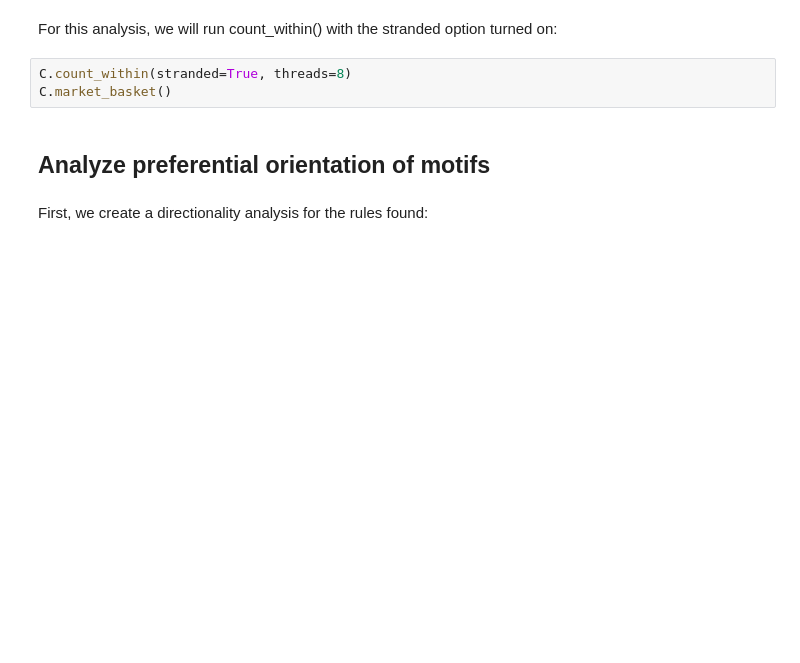
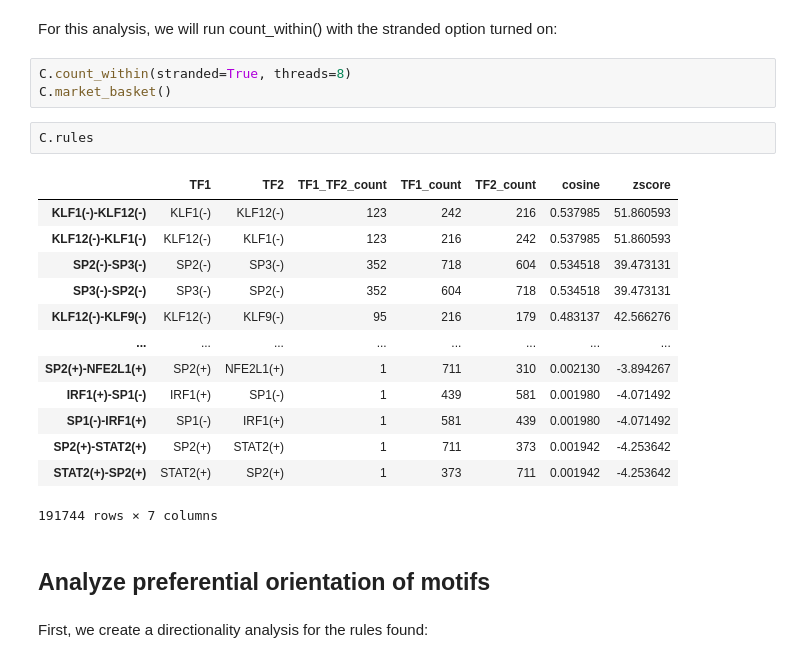
Before and after one commit to loosolab/TF-COMB, a Jupyter notebook: examples/Orientation_analysis.ipynb, the cells around one changed output. Saved outputs shown, nothing was run; the diff lists cells and outputs as text; blank space fills up the shorter version.

```diff
--- a/examples/Orientation_analysis.ipynb
+++ b/examples/Orientation_analysis.ipynb
@@ -17,6 +17,22 @@ For this analysis, we will run count_within() with the stranded option turned on
 # %%
 C.count_within(stranded=True, threads=8)
 C.market_basket()
+# %%
+C.rules
+# %% [output]
+|  | TF1 | TF2 | TF1_TF2_count | TF1_count | TF2_count | cosine | zscore |
+| KLF1(-)-KLF12(-) | KLF1(-) | KLF12(-) | 123 | 242 | 216 | 0.537985 | 51.860593 |
+| KLF12(-)-KLF1(-) | KLF12(-) | KLF1(-) | 123 | 216 | 242 | 0.537985 | 51.860593 |
+| SP2(-)-SP3(-) | SP2(-) | SP3(-) | 352 | 718 | 604 | 0.534518 | 39.473131 |
+| SP3(-)-SP2(-) | SP3(-) | SP2(-) | 352 | 604 | 718 | 0.534518 | 39.473131 |
+| KLF12(-)-KLF9(-) | KLF12(-) | KLF9(-) | 95 | 216 | 179 | 0.483137 | 42.566276 |
+| ... | ... | ... | ... | ... | ... | ... | ... |
+| SP2(+)-NFE2L1(+) | SP2(+) | NFE2L1(+) | 1 | 711 | 310 | 0.002130 | -3.894267 |
+| IRF1(+)-SP1(-) | IRF1(+) | SP1(-) | 1 | 439 | 581 | 0.001980 | -4.071492 |
+| SP1(-)-IRF1(+) | SP1(-) | IRF1(+) | 1 | 581 | 439 | 0.001980 | -4.071492 |
+| SP2(+)-STAT2(+) | SP2(+) | STAT2(+) | 1 | 711 | 373 | 0.001942 | -4.253642 |
+| STAT2(+)-SP2(+) | STAT2(+) | SP2(+) | 1 | 373 | 711 | 0.001942 | -4.253642 |
+191744 rows × 7 columns
 # %% [markdown]
 ## Analyze preferential orientation of motifs
 # %% [markdown]
```
Also changed, not shown: parts of 10 cells of this notebook, 1 other file.
